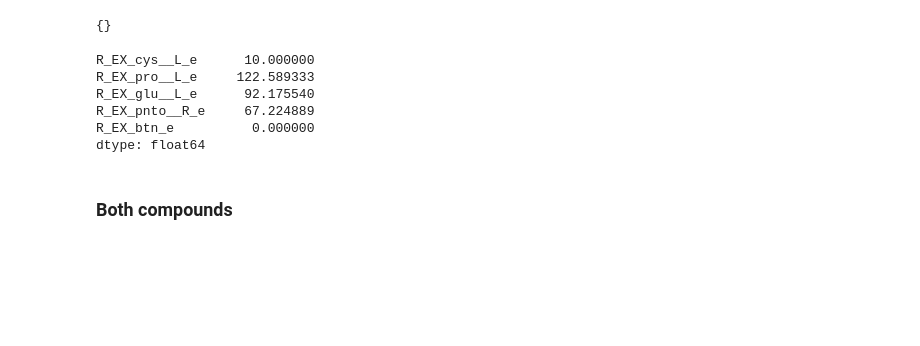
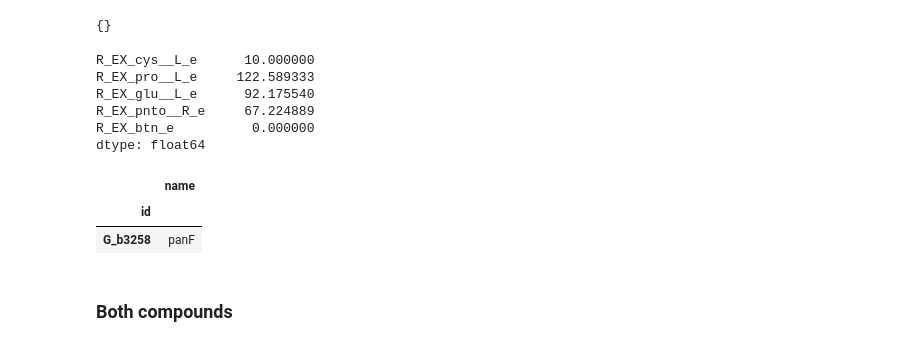
Before and after one commit to IdunBurgos/SteadierCom-Case-Studies, a Jupyter notebook: notebooks/Step x. investigating behavior of E. coli model.ipynb, the cells around one changed output. Drawn from its saved outputs; the diff is of its cells as text; code cells hidden in the pictures; blank space fills up the shorter version.

```diff
--- a/notebooks/Step x. investigating behavior of E. coli model.ipynb
+++ b/notebooks/Step x. investigating behavior of E. coli model.ipynb
@@ -262,6 +262,12 @@ R_EX_glu__L_e      92.175540
 R_EX_pnto__R_e     67.224889
 R_EX_btn_e          0.000000
 dtype: float64
+# %%
+gene_id2name[gene_id2name.name.isin(["panF"])]
+# %% [output]
+|  | name |
+| id |  |
+| G_b3258 | panF |
 # %% [markdown]
 ### Both compounds
 # %% [markdown]
```
Also changed, not shown: 18 other files.
